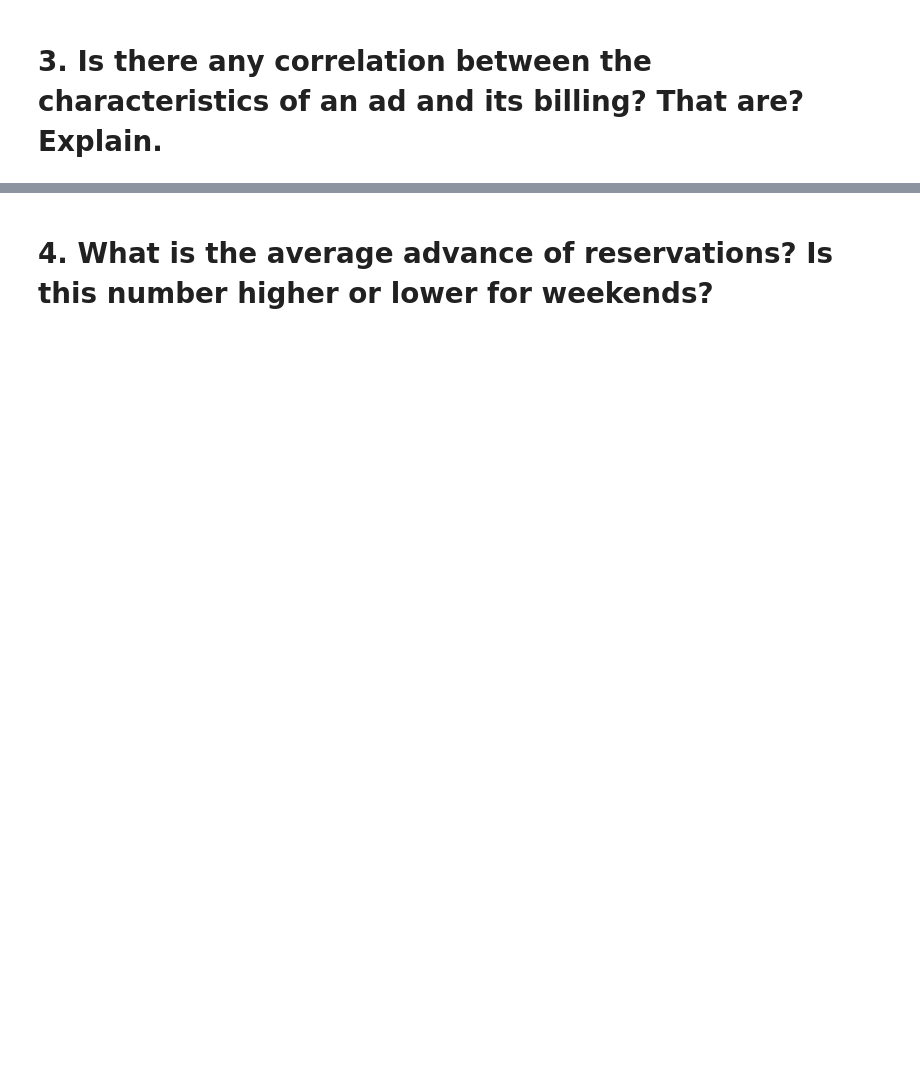
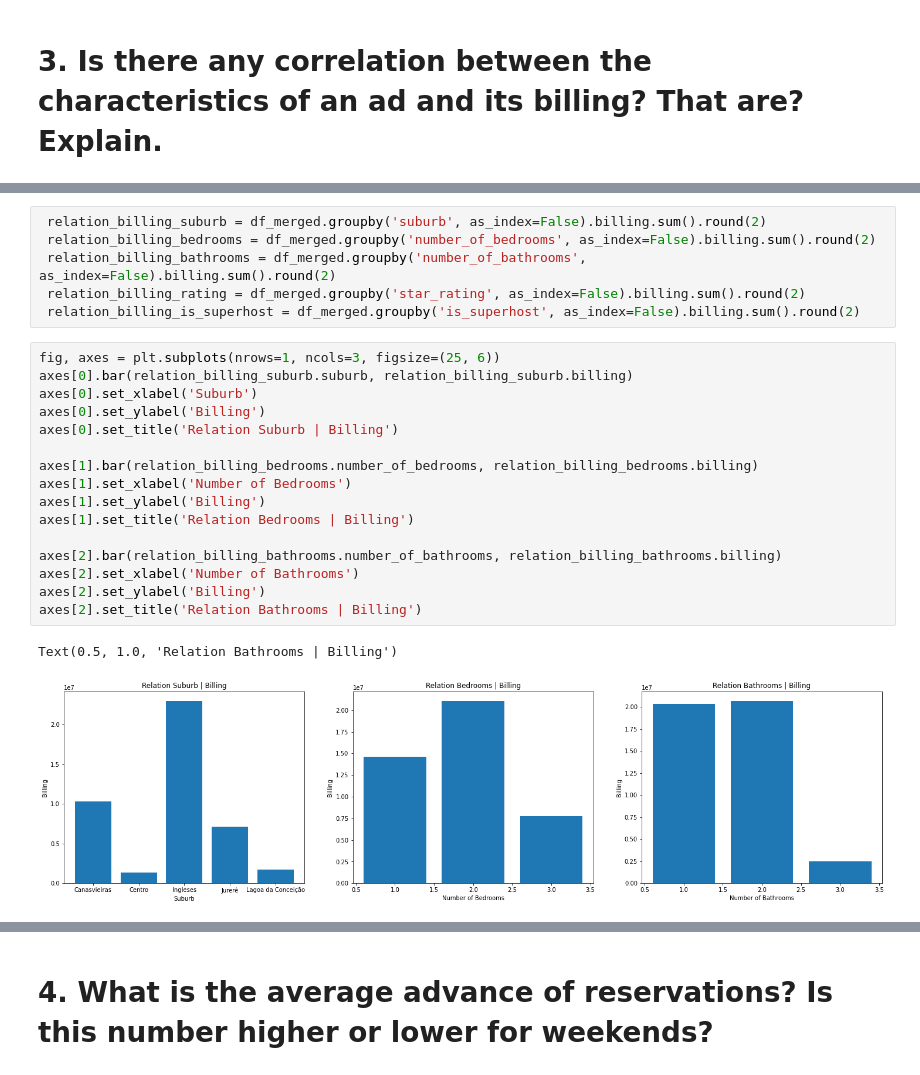
Before and after one commit to carneiroRomulo/SeazoneChallenge, a Jupyter notebook: Challenge.ipynb, the cells around one changed output, grey strips where cells are left out. Drawn from its saved outputs; the diff is of its cells as text; blank space fills up the shorter version.

```diff
--- a/Challenge.ipynb
+++ b/Challenge.ipynb
@@ -192,0 +298,25 @@ df
+# %%
+ relation_billing_suburb = df_merged.groupby('suburb', as_index=False).billing.sum().round(2)
+ relation_billing_bedrooms = df_merged.groupby('number_of_bedrooms', as_index=False).billing.sum().round(2)
+ relation_billing_bathrooms = df_merged.groupby('number_of_bathrooms', as_index=False).billing.sum().round(2)
+ relation_billing_rating = df_merged.groupby('star_rating', as_index=False).billing.sum().round(2)
+ relation_billing_is_superhost = df_merged.groupby('is_superhost', as_index=False).billing.sum().round(2)
+# %%
+fig, axes = plt.subplots(nrows=1, ncols=3, figsize=(25, 6))
+axes[0].bar(relation_billing_suburb.suburb, relation_billing_suburb.billing)
+axes[0].set_xlabel('Suburb')
+axes[0].set_ylabel('Billing')
+axes[0].set_title('Relation Suburb | Billing')
+
+axes[1].bar(relation_billing_bedrooms.number_of_bedrooms, relation_billing_bedrooms.billing)
+axes[1].set_xlabel('Number of Bedrooms')
+axes[1].set_ylabel('Billing')
+axes[1].set_title('Relation Bedrooms | Billing')
+
+axes[2].bar(relation_billing_bathrooms.number_of_bathrooms, relation_billing_bathrooms.billing)
+axes[2].set_xlabel('Number of Bathrooms')
+axes[2].set_ylabel('Billing')
+axes[2].set_title('Relation Bathrooms | Billing')
+# %% [output]
+Text(0.5, 1.0, 'Relation Bathrooms | Billing')
+[figure, added]
```
Also changed, not shown: parts of 57 cells of this notebook.
